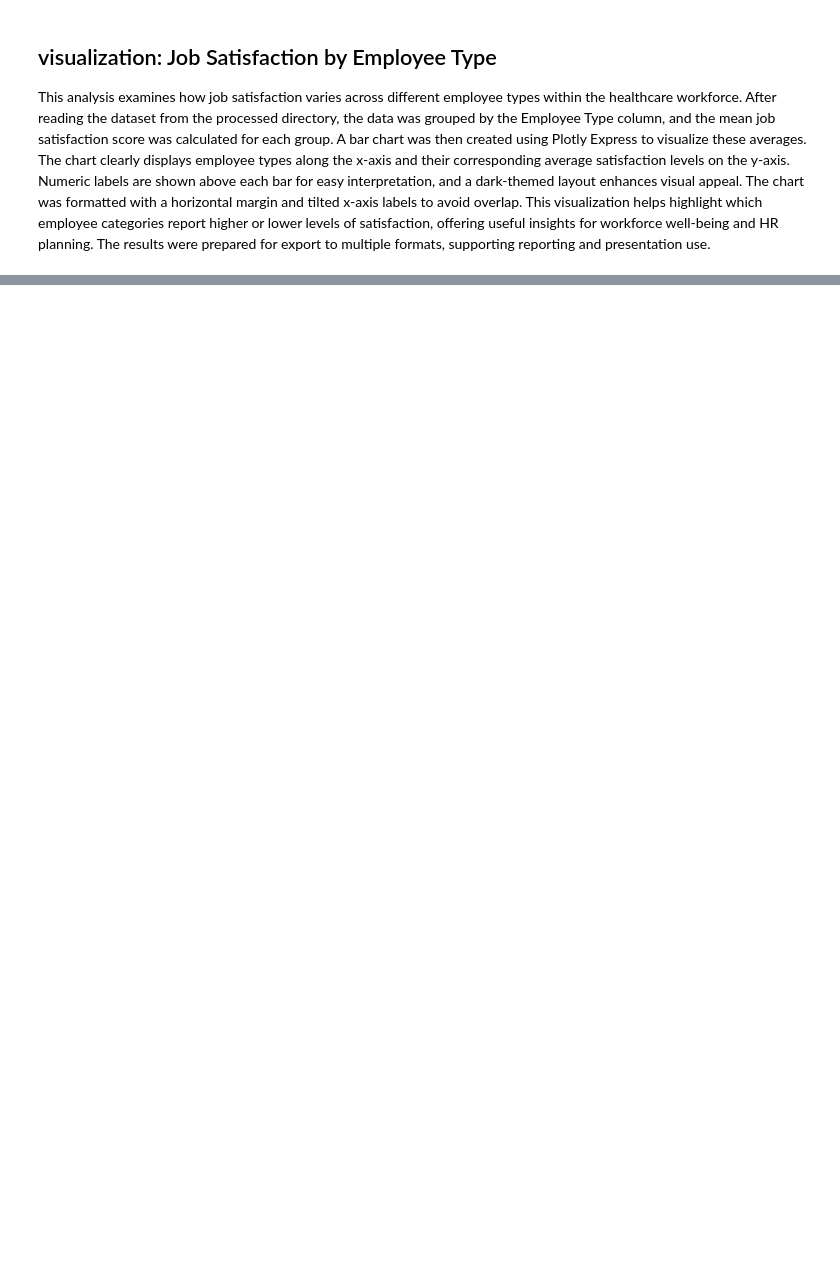
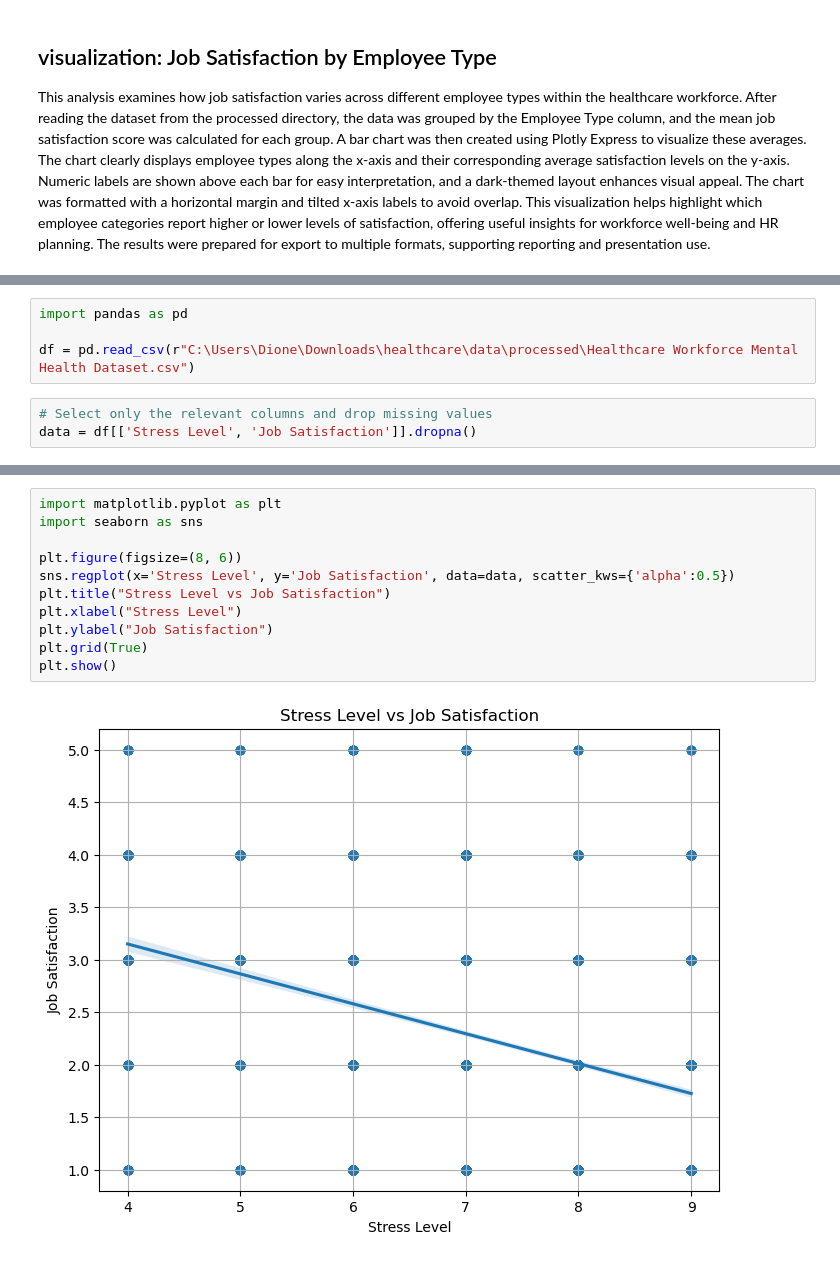
Before and after one commit to AlineMuhawenimana1/healthcare, a Jupyter notebook: notebooks/data analysis.ipynb, the cells around one changed output, grey strips where cells are left out. Saved outputs shown, nothing was run; the diff lists cells and outputs as text; blank space fills up the shorter version.

```diff
--- a/notebooks/data analysis.ipynb
+++ b/notebooks/data analysis.ipynb
@@ -226,0 +243,7 @@ fig.write_html(os.path.join(results_dir, 'Jobsatisfaction_by_employee Type.html'
+# %%
+import pandas as pd
+
+df = pd.read_csv(r"C:\Users\Dione\Downloads\healthcare\data\processed\Healthcare Workforce Mental Health Dataset.csv")
+# %%
+# Select only the relevant columns and drop missing values
+data = df[['Stress Level', 'Job Satisfaction']].dropna()
@@ -226,0 +259,13 @@ fig.write_html(os.path.join(results_dir, 'Jobsatisfaction_by_employee Type.html'
+# %%
+import matplotlib.pyplot as plt
+import seaborn as sns
+
+plt.figure(figsize=(8, 6))
+sns.regplot(x='Stress Level', y='Job Satisfaction', data=data, scatter_kws={'alpha':0.5})
+plt.title("Stress Level vs Job Satisfaction")
+plt.xlabel("Stress Level")
+plt.ylabel("Job Satisfaction")
+plt.grid(True)
+plt.show()
+# %% [output]
+[figure, added]
```
Also changed, not shown: parts of 8 cells of this notebook, 3 other files.
